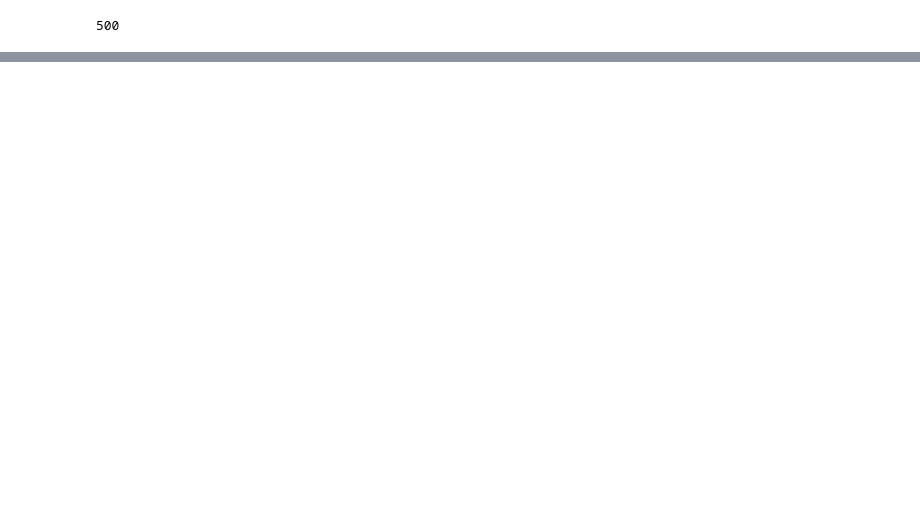
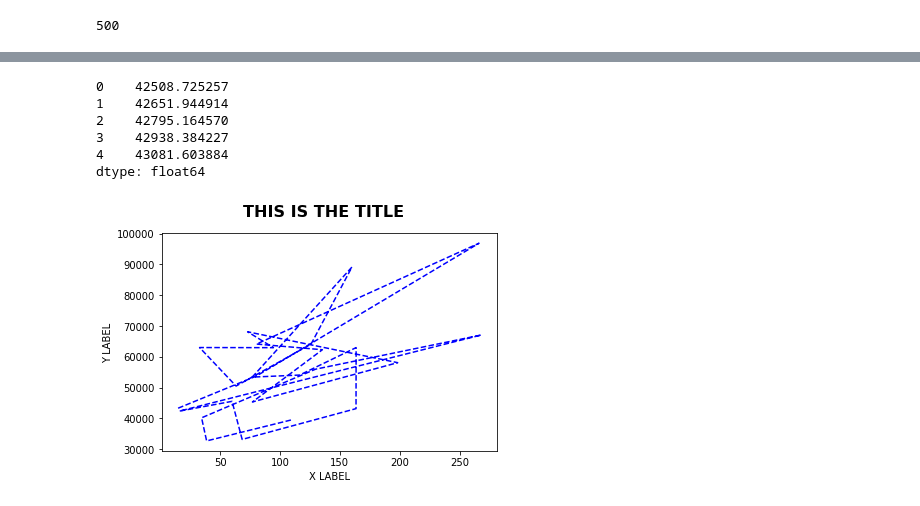
Before and after one commit to fnusandhiya/YELP, a Jupyter notebook: Business_DF.ipynb, the cells around one changed output, grey strips where cells are left out. Saved outputs shown, nothing was run; the diff lists cells and outputs as text; code cells hidden in the pictures; blank space fills up the shorter version.

Commit message:
Pushing Business_DF - scatter plot

```diff
--- a/Business_DF.ipynb
+++ b/Business_DF.ipynb
@@ -178,0 +202,7 @@ display_df
+# %%
+file = "Avg_Income_by_zip.csv"
+Censusdata_df = pd.read_csv(file)
+Censusdata_df['zip_code']=Censusdata_df['zip_code'].apply(int)
+Censusdata_df.set_index('zip_code', inplace=True)
+del Censusdata_df['Attribute']
+Censusdata_df.head()
@@ -178,0 +217,5 @@ display_df
+# %%
+# Merge two dataframes using a right join
+merge_table = pd.merge(Censusdata_df, group_summary, on="zip_code", how="inner")
+merge_table[['Avg_Income_by_House']] = merge_table[['Avg_Income_by_House']].replace('[\$,]','',regex=True).astype(float)
+merge_table.head()
@@ -178,0 +229,39 @@ display_df
+# %%
+x = merge_table['Mean Review']
+y = merge_table['Avg_Income_by_House']
+
+max_mean = merge_table['Mean Review'].max()
+min_mean = merge_table['Mean Review'].min()
+
+best_fit_x = pd.Series([i for i in range(int(min_mean), int(max_mean))])
+# %%
+# Set line
+(slope, intercept, _, _, _) = linregress(x, y)
+fit = slope * best_fit_x + intercept
+fit.head()
+# %% [output]
+0    42508.725257
+1    42651.944914
+2    42795.164570
+3    42938.384227
+4    43081.603884
+dtype: float64
+# %%
+
+# Plot data
+fig, ax = plt.subplots()
+
+fig.suptitle("THIS IS THE TITLE", fontsize=16, fontweight="bold")
+
+#ax.set_xlim(0, 10)
+#ax.set_ylim(0, 10)
+
+ax.set_xlabel("X LABEL")
+ax.set_ylabel("Y LABEL")
+
+ax.plot(x, y, linewidth=0)
+ax.plot(x, y, 'b--')
+
+plt.show()
+# %% [output]
+[figure, added]
```
Also changed, not shown: parts of 12 cells of this notebook.
